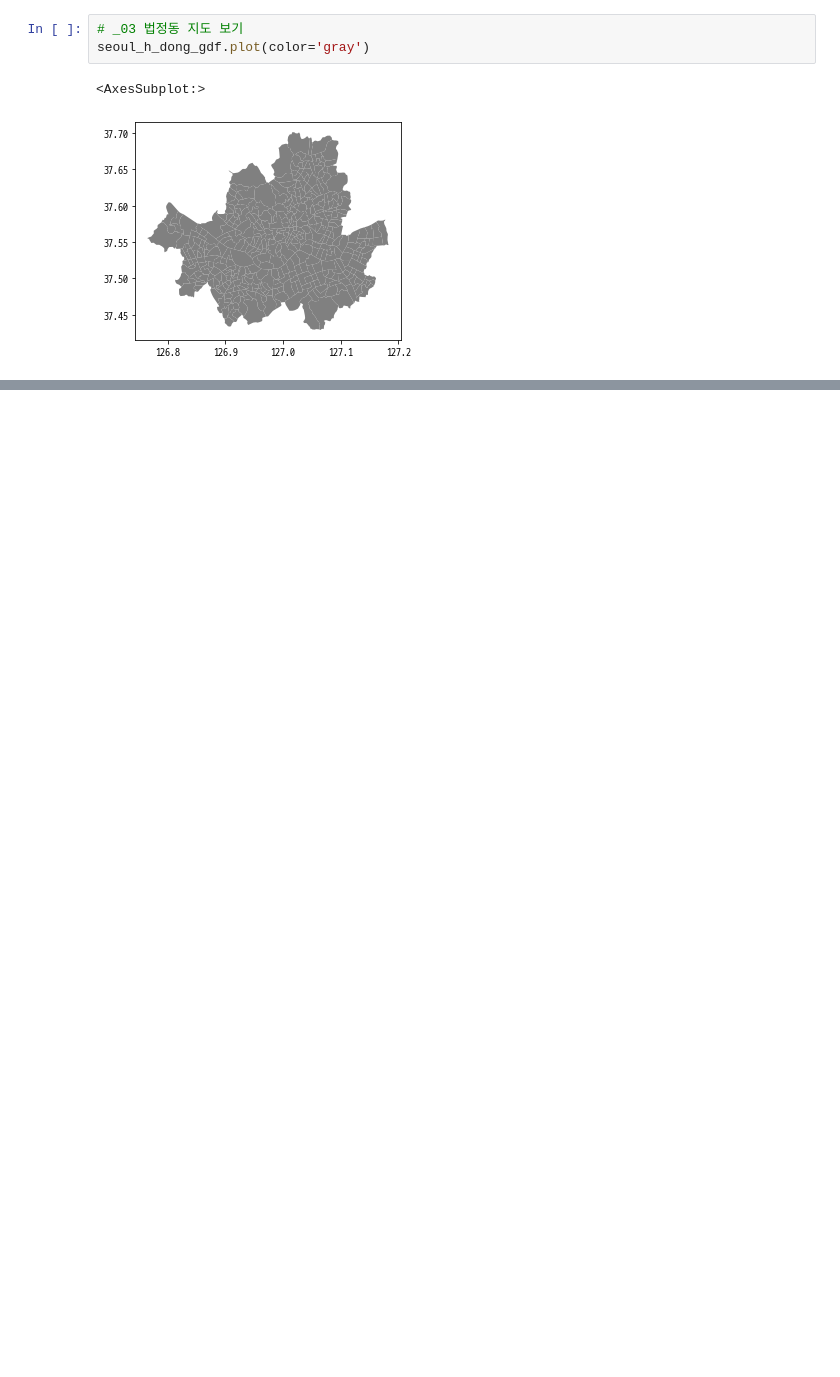
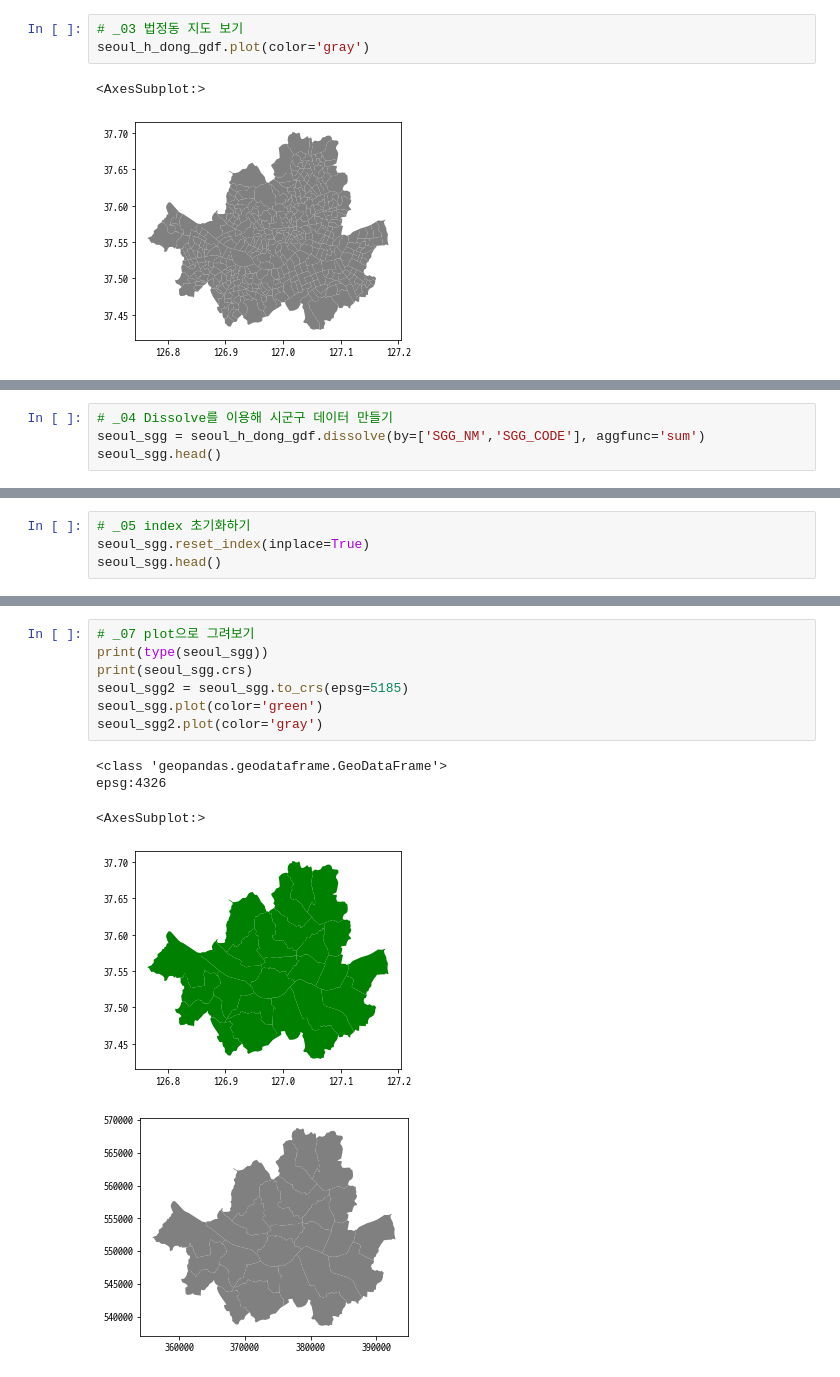
Before and after one commit to Daikoku1/Daikoku_Python, a Jupyter notebook: GeoPandas/Tutorial/Geo_data_with_Python_2nd.ipynb, the cells around one changed output, grey strips where cells are left out. Saved outputs shown, nothing was run; the diff lists cells and outputs as text; blank space fills up the shorter version.

Commit message:
Geo_data_2nd_tutorial 다수의 geoframe 데이터 병합 공간데이터 groupby

```diff
--- a/GeoPandas/Tutorial/Geo_data_with_Python_2nd.ipynb
+++ b/GeoPandas/Tutorial/Geo_data_with_Python_2nd.ipynb
@@ -60,0 +61,4 @@ seoul_h_dong_gdf.plot(color='gray')
+# %%
+# _04 Dissolve를 이용해 시군구 데이터 만들기
+seoul_sgg = seoul_h_dong_gdf.dissolve(by=['SGG_NM','SGG_CODE'], aggfunc='sum')
+seoul_sgg.head()
@@ -60,0 +73,4 @@ seoul_h_dong_gdf.plot(color='gray')
+# %%
+# _05 index 초기화하기
+seoul_sgg.reset_index(inplace=True)
+seoul_sgg.head()
@@ -60,0 +112,13 @@ seoul_h_dong_gdf.plot(color='gray')
+# %%
+# _07 plot으로 그려보기
+print(type(seoul_sgg))
+print(seoul_sgg.crs)
+seoul_sgg2 = seoul_sgg.to_crs(epsg=5185)
+seoul_sgg.plot(color='green')
+seoul_sgg2.plot(color='gray')
+# %% [output]
+<class 'geopandas.geodataframe.GeoDataFrame'>
+epsg:4326
+<AxesSubplot:>
+[figure, added]
+[figure, added]
```
Also changed, not shown: parts of 22 cells of this notebook, 3 other files.
